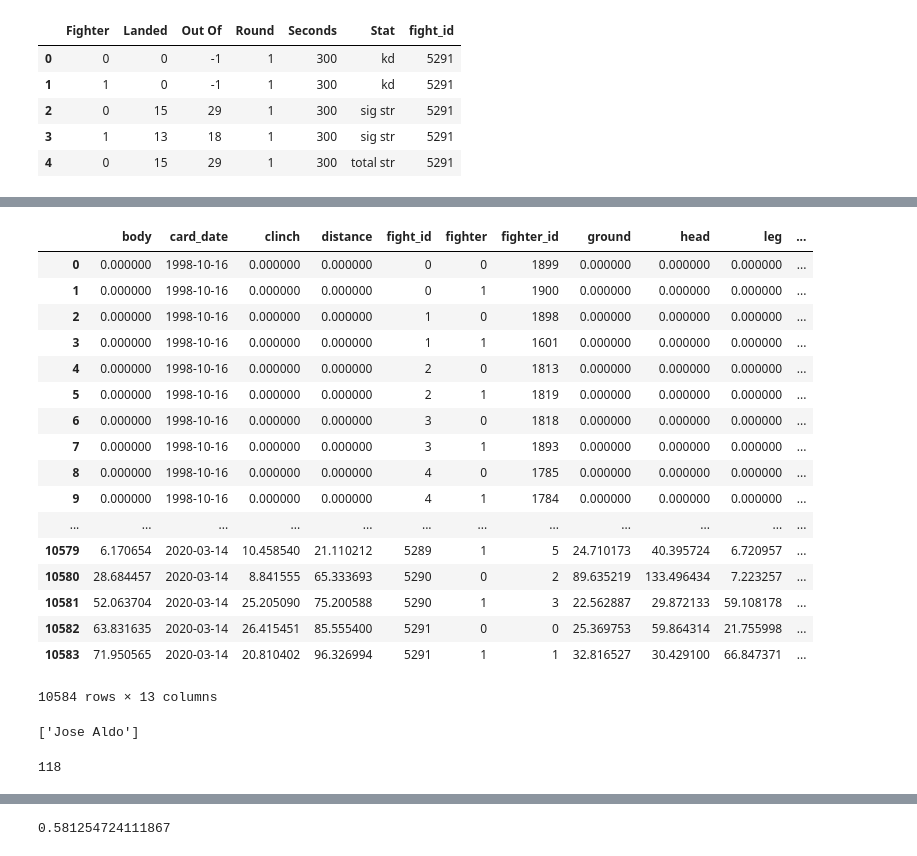
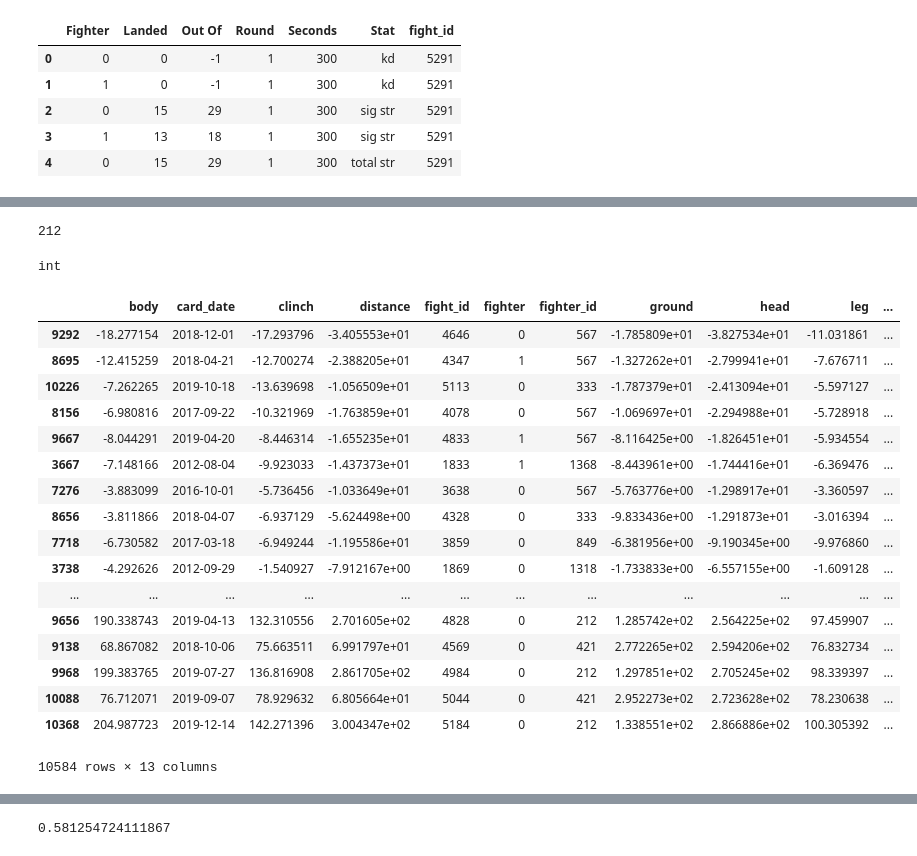
Before and after one commit to gussily/fight_predictor_app, a Jupyter notebook: backend/app/jupyter_notebooks/elo_generation_v2.ipynb, the cells around one changed output, grey strips where cells are left out. Drawn from its saved outputs; the diff is of its cells as text; code cells hidden in the pictures.

```diff
--- a/backend/app/jupyter_notebooks/elo_generation_v2.ipynb
+++ b/backend/app/jupyter_notebooks/elo_generation_v2.ipynb
@@ -305,0 +395,16 @@ def gen_elo_e1(df_fight_data, df_stat_data, fighter_dict, name_dict, divby=400,
+# %%
+name_dict['Max Holloway']
+# %% [output]
+212
+# %%
+# e1_results = gen_elo_e1(df_fight_data[(df_fight_data.fighter_0 == 118) |
+#     (df_fight_data.fighter_1 == 118)],
+#      df_stat_data, fighter_dict, name_dict, divby=400, k_val=40)
+
+df_results, current_elo_values, stat_type_mean_sd_counts, current_strike_dstrbs = \
+    gen_elo_e1(df_fight_data,
+        df_stat_data, fighter_dict, name_dict, divby=400, k_val=40)
+# %%
+type(int(current_strike_dstrbs['0']['distance']))
+# %% [output]
+int
@@ -306,3 +423,24 @@ def gen_elo_e1(df_fight_data, df_stat_data, fighter_dict, name_dict, divby=400,
+# %%
+df_results.sort_values(by='head')
+# %% [output]
+|  | body | card_date | clinch | distance | fight_id | fighter | fighter_id | ground | head | leg | ... |
+| 9292 | -18.277154 | 2018-12-01 | -17.293796 | -3.405553e+01 | 4646 | 0 | 567 | -1.785809e+01 | -3.827534e+01 | -11.031861 | ... |
+| 8695 | -12.415259 | 2018-04-21 | -12.700274 | -2.388205e+01 | 4347 | 1 | 567 | -1.327262e+01 | -2.799941e+01 | -7.676711 | ... |
+| 10226 | -7.262265 | 2019-10-18 | -13.639698 | -1.056509e+01 | 5113 | 0 | 333 | -1.787379e+01 | -2.413094e+01 | -5.597127 | ... |
+| 8156 | -6.980816 | 2017-09-22 | -10.321969 | -1.763859e+01 | 4078 | 0 | 567 | -1.069697e+01 | -2.294988e+01 | -5.728918 | ... |
+| 9667 | -8.044291 | 2019-04-20 | -8.446314 | -1.655235e+01 | 4833 | 1 | 567 | -8.116425e+00 | -1.826451e+01 | -5.934554 | ... |
+| 3667 | -7.148166 | 2012-08-04 | -9.923033 | -1.437373e+01 | 1833 | 1 | 1368 | -8.443961e+00 | -1.744416e+01 | -6.369476 | ... |
+| 7276 | -3.883099 | 2016-10-01 | -5.736456 | -1.033649e+01 | 3638 | 0 | 567 | -5.763776e+00 | -1.298917e+01 | -3.360597 | ... |
+| 8656 | -3.811866 | 2018-04-07 | -6.937129 | -5.624498e+00 | 4328 | 0 | 333 | -9.833436e+00 | -1.291873e+01 | -3.016394 | ... |
+| 7718 | -6.730582 | 2017-03-18 | -6.949244 | -1.195586e+01 | 3859 | 0 | 849 | -6.381956e+00 | -9.190345e+00 | -9.976860 | ... |
+| 3738 | -4.292626 | 2012-09-29 | -1.540927 | -7.912167e+00 | 1869 | 0 | 1318 | -1.733833e+00 | -6.557155e+00 | -1.609128 | ... |
+| ... | ... | ... | ... | ... | ... | ... | ... | ... | ... | ... | ... |
+| 9656 | 190.338743 | 2019-04-13 | 132.310556 | 2.701605e+02 | 4828 | 0 | 212 | 1.285742e+02 | 2.564225e+02 | 97.459907 | ... |
+| 9138 | 68.867082 | 2018-10-06 | 75.663511 | 6.991797e+01 | 4569 | 0 | 421 | 2.772265e+02 | 2.594206e+02 | 76.832734 | ... |
+| 9968 | 199.383765 | 2019-07-27 | 136.816908 | 2.861705e+02 | 4984 | 0 | 212 | 1.297851e+02 | 2.705245e+02 | 98.339397 | ... |
+| 10088 | 76.712071 | 2019-09-07 | 78.929632 | 6.805664e+01 | 5044 | 0 | 421 | 2.952273e+02 | 2.723628e+02 | 78.230638 | ... |
+| 10368 | 204.987723 | 2019-12-14 | 142.271396 | 3.004347e+02 | 5184 | 0 | 212 | 1.338551e+02 | 2.866886e+02 | 100.305392 | ... |
+10584 rows × 13 columns
 # %%
 def gen_elo_c2(df_fight_data, df_stat_data, fighter_dict, name_dict, divby=400, k_val=40):
 
@@ -445,27 +583,6 @@ def gen_elo_c2(df_fight_data, df_stat_data, fighter_dict, name_dict, divby=400,
 
 
 df_c2 = gen_elo_c2(df_fight_data, df_stat_data, fighter_dict, name_dict, divby=400, k_val=40)
-# %%
-df_c2
-# %% [output]
-|  | body | card_date | clinch | distance | fight_id | fighter | fighter_id | ground | head | leg | ... |
-| 0 | 0.000000 | 1998-10-16 | 0.000000 | 0.000000 | 0 | 0 | 1899 | 0.000000 | 0.000000 | 0.000000 | ... |
-| 1 | 0.000000 | 1998-10-16 | 0.000000 | 0.000000 | 0 | 1 | 1900 | 0.000000 | 0.000000 | 0.000000 | ... |
-| 2 | 0.000000 | 1998-10-16 | 0.000000 | 0.000000 | 1 | 0 | 1898 | 0.000000 | 0.000000 | 0.000000 | ... |
-| 3 | 0.000000 | 1998-10-16 | 0.000000 | 0.000000 | 1 | 1 | 1601 | 0.000000 | 0.000000 | 0.000000 | ... |
-| 4 | 0.000000 | 1998-10-16 | 0.000000 | 0.000000 | 2 | 0 | 1813 | 0.000000 | 0.000000 | 0.000000 | ... |
-| 5 | 0.000000 | 1998-10-16 | 0.000000 | 0.000000 | 2 | 1 | 1819 | 0.000000 | 0.000000 | 0.000000 | ... |
-| 6 | 0.000000 | 1998-10-16 | 0.000000 | 0.000000 | 3 | 0 | 1818 | 0.000000 | 0.000000 | 0.000000 | ... |
-| 7 | 0.000000 | 1998-10-16 | 0.000000 | 0.000000 | 3 | 1 | 1893 | 0.000000 | 0.000000 | 0.000000 | ... |
-| 8 | 0.000000 | 1998-10-16 | 0.000000 | 0.000000 | 4 | 0 | 1785 | 0.000000 | 0.000000 | 0.000000 | ... |
-| 9 | 0.000000 | 1998-10-16 | 0.000000 | 0.000000 | 4 | 1 | 1784 | 0.000000 | 0.000000 | 0.000000 | ... |
-| ... | ... | ... | ... | ... | ... | ... | ... | ... | ... | ... | ... |
-| 10579 | 6.170654 | 2020-03-14 | 10.458540 | 21.110212 | 5289 | 1 | 5 | 24.710173 | 40.395724 | 6.720957 | ... |
-| 10580 | 28.684457 | 2020-03-14 | 8.841555 | 65.333693 | 5290 | 0 | 2 | 89.635219 | 133.496434 | 7.223257 | ... |
-| 10581 | 52.063704 | 2020-03-14 | 25.205090 | 75.200588 | 5290 | 1 | 3 | 22.562887 | 29.872133 | 59.108178 | ... |
-| 10582 | 63.831635 | 2020-03-14 | 26.415451 | 85.555400 | 5291 | 0 | 0 | 25.369753 | 59.864314 | 21.755998 | ... |
-| 10583 | 71.950565 | 2020-03-14 | 20.810402 | 96.326994 | 5291 | 1 | 1 | 32.816527 | 30.429100 | 66.847371 | ... |
-10584 rows × 13 columns
 # %%
 def gen_elo_d1(df_fight_data, df_stat_data, fighter_dict, name_dict, divby=400, k_val=40):
 
@@ -604,11 +721,3 @@ def gen_elo_d1(df_fight_data, df_stat_data, fighter_dict, name_dict, divby=400,
 
 
 df_c2 = gen_elo_c2(df_fight_data, df_stat_data, fighter_dict, name_dict, divby=400, k_val=40)
-# %%
-fighter_dict['217']['fighter_names']
-# %% [output]
-['Jose Aldo']
-# %%
-name_dict['Jon Jones']
-# %% [output]
-118
```
Also changed, not shown: parts of 29 cells of this notebook, 1 other file.
